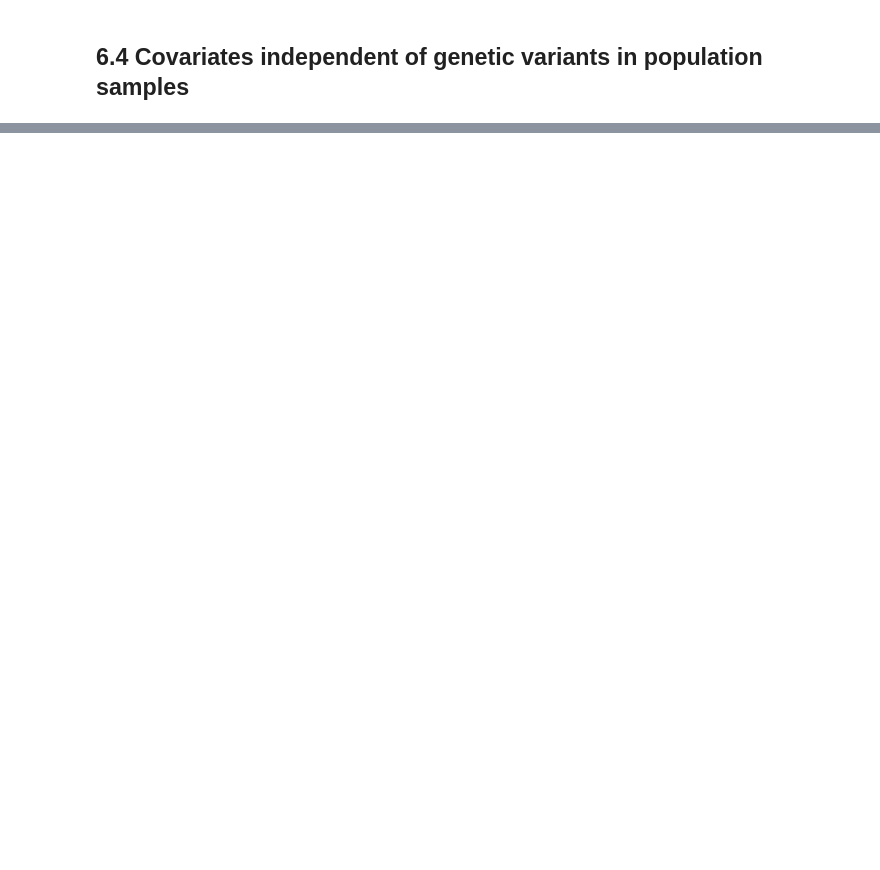
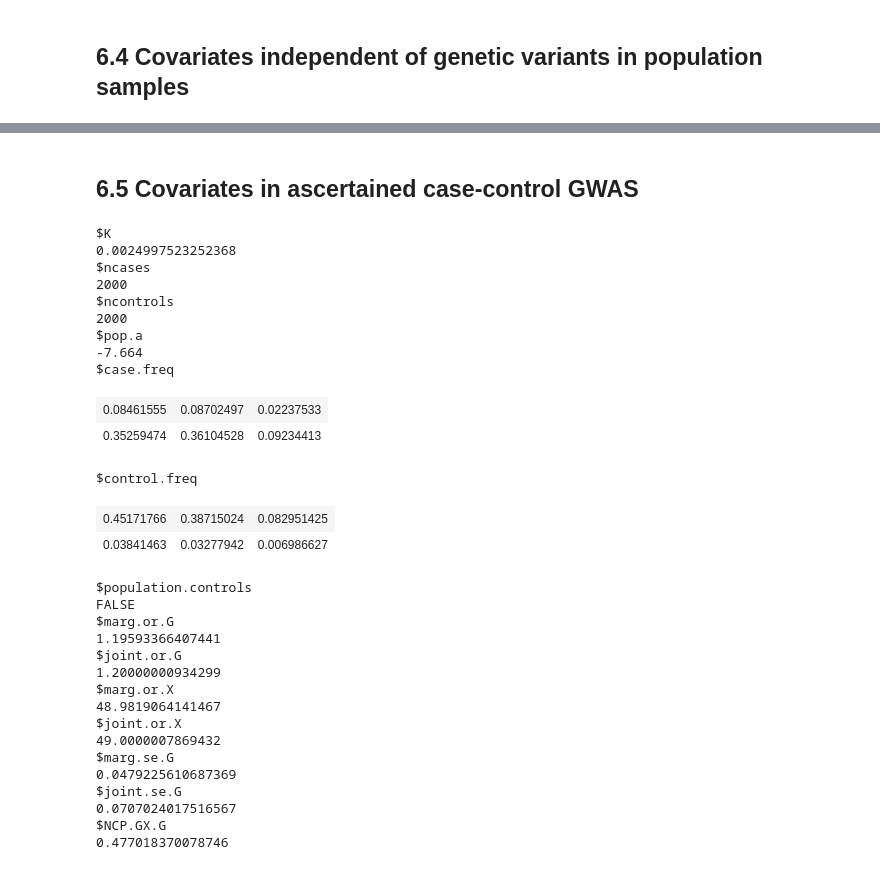
Before and after one commit to v-i-s-h/gwas-course-julia, a Jupyter notebook: r/06.ipynb, the cells around one changed output, grey strips where cells are left out. Cells and saved outputs as stored; diff of their text form; code cells hidden in the pictures; blank space fills up the shorter version.

```diff
--- a/r/06.ipynb
+++ b/r/06.ipynb
@@ -289,0 +290,40 @@ summary(lm.adj)$coeff[2, 2] / summary(lm.all)$coeff[2, 2]
+# %% [markdown]
+## 6.5 Covariates in ascertained case-control GWAS
+# %%
+source("https://www.mv.helsinki.fi/home/mjxpirin/log_regression_covariate_functions.R")
+# Ankylosing Spondylitis with HLA-B27 as binary covariate X
+K = 0.0025
+freq.X = 0.08 # carriers of HLA-B27 in population
+or.X = 49 # OR of B27 on AS risk
+binary.covariate(K, freq.G=0.3, or.G=1.2, freq.X, or.X, ncases=2000, ncontrols=2000, population.controls=FALSE)
+# %% [output]
+$K
+0.0024997523252368
+$ncases
+2000
+$ncontrols
+2000
+$pop.a
+-7.664
+$case.freq
+| 0.08461555 | 0.08702497 | 0.02237533 |
+| 0.35259474 | 0.36104528 | 0.09234413 |
+$control.freq
+| 0.45171766 | 0.38715024 | 0.082951425 |
+| 0.03841463 | 0.03277942 | 0.006986627 |
+$population.controls
+FALSE
+$marg.or.G
+1.19593366407441
+$joint.or.G
+1.20000000934299
+$marg.or.X
+48.9819064141467
+$joint.or.X
+49.0000007869432
+$marg.se.G
+0.0479225610687369
+$joint.se.G
+0.0707024017516567
+$NCP.GX.G
+0.477018370078746
```
Also changed, not shown: parts of 23 cells of this notebook.
